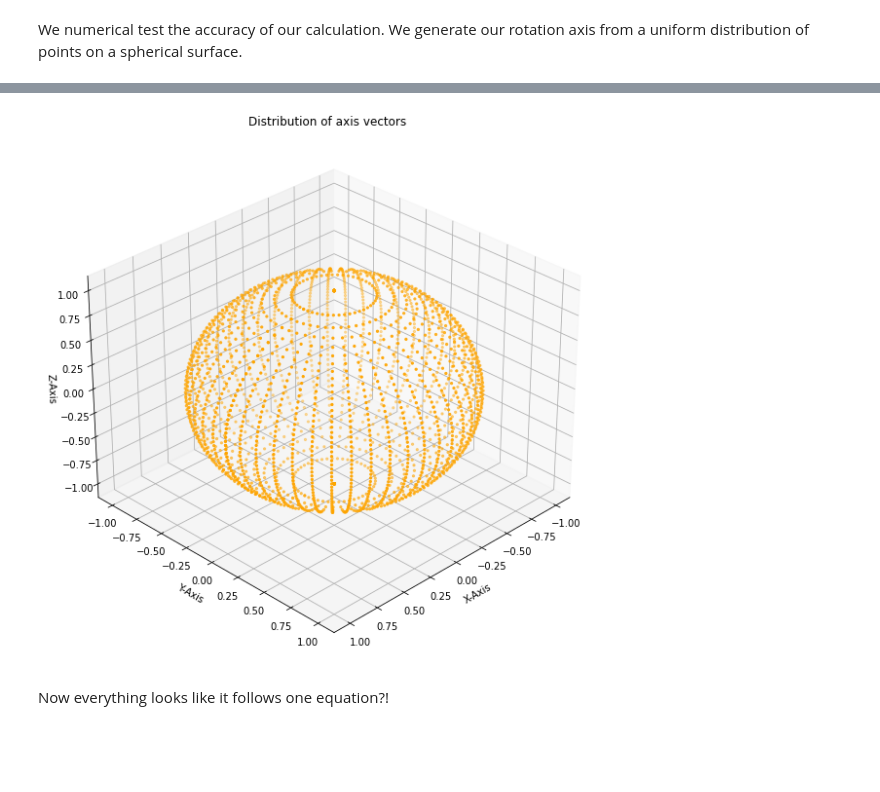
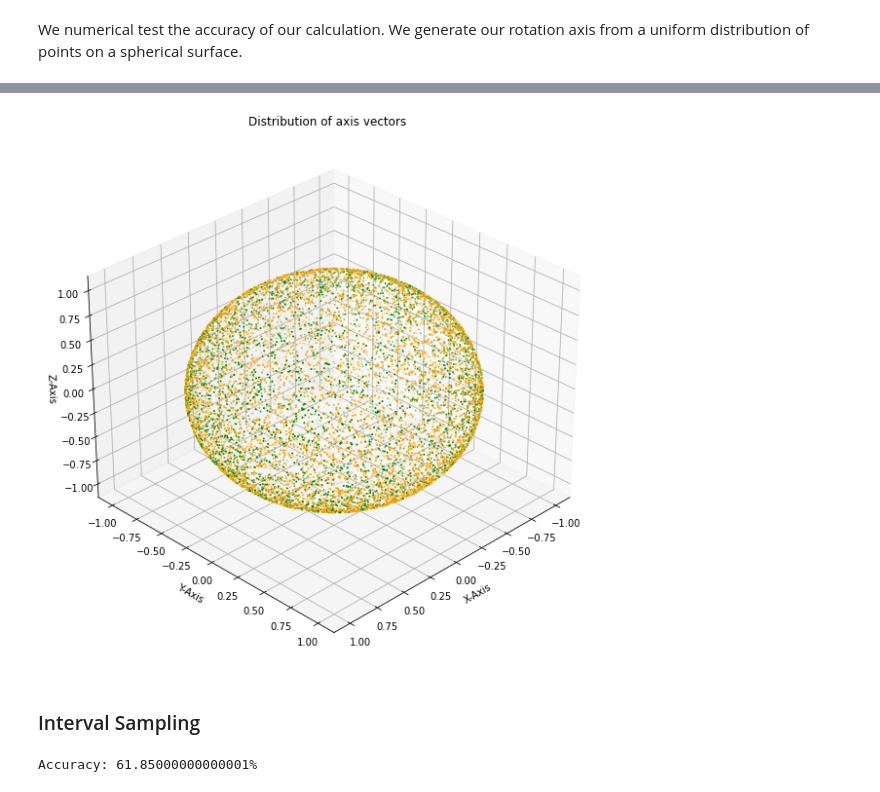
Before and after one commit to mpham26uchicago/QOSF_Mentorship, a Jupyter notebook: Matrix Power.ipynb, the cells around one changed output, grey strips where cells are left out. Cells and saved outputs as stored; diff of their text form; code cells hidden in the pictures; blank space fills up the shorter version.

```diff
--- a/Matrix Power.ipynb
+++ b/Matrix Power.ipynb
@@ -37,7 +37,7 @@ def bloch_matrix(rotation_axis: Optional[Vector] = None, distribution = None) ->
 
     if distribution == 'spherical': # Generate vectors on a spherical surface
         theta, a = np.random.uniform(0, 2*np.pi), np.random.uniform(-1, 1)
-        s_a = np.sqrt(1-a**2)
+        s_a = -np.sqrt(1-a**2)
         t_x, t_y, t_z = np.cos(theta) * s_a, np.sin(theta) * s_a, a
         sigma_n = t_x*X + t_y*Y + t_z*Z
         return sigma_n, t_x, t_y, t_z
@@ -196,12 +196,19 @@ def frac_mat_pow(mat, angle):
 # %%
-
 ID = np.identity(2)
+X = np.array([[0, 1], [1, 0]])
+Y = np.array([[0, -1j], [1j, 0]])
+Z = np.array([[1 , 0], [0, -1]])
 
 T = 0
 x_true, y_true, z_true = [], [], []
 x_false, y_false, z_false = [], [], []
 
 for _ in range(10_000):
+
+    theta, a = np.random.uniform(0, 2*np.pi), np.random.uniform(-1, 1)
+    s_a = -np.sqrt(1-a**2)
+    t_x, t_y, t_z = np.cos(theta) * s_a, np.sin(theta) * s_a, a
+    sigma_n = t_x*X + t_y*Y + t_z*Z
     A, tx, ty, tz = bloch_matrix(distribution = 'spherical')
     gamma = np.random.rand()*50
 
@@ -244,2 +229,24 @@ plt.show()
+# %%
+# importing mplot3d toolkits, numpy and matplotlib
+from mpl_toolkits.mplot3d import Axes3D
+import numpy as np
+import matplotlib.pyplot as plt
+
+fig = plt.figure(figsize = (10, 10))
+
+# syntax for 3-D projection
+ax = plt.axes(projection ='3d')
+ax.scatter(x_true, y_true, z_true, c = 'orange', s = 1)
+ax.scatter(x_false, y_false, z_false, c = 'green', s = 1)
+ax.set_xlabel('X-Axis')
+ax.set_ylabel('Y-Axis')
+ax.set_zlabel('Z-Axis')
+ax.set_title('Distribution of axis vectors')
+ax.view_init(elev = 30, azim = 45)
+plt.show()
+# %% [output]
+[figure, added]
+# %% [markdown]
+### Interval Sampling
 # %%
 ID = np.identity(2)
@@ -265,25 +278,7 @@ for theta in np.linspace(0, 2*np.pi, no_theta):
             T+=1; x_true.append(t_x); y_true.append(t_y); z_true.append(t_z)
         else:
             x_false.append(t_x); y_false.append(t_y); z_false.append(t_z)
-# %%
-# importing mplot3d toolkits, numpy and matplotlib
-from mpl_toolkits.mplot3d import Axes3D
-import numpy as np
-import matplotlib.pyplot as plt
-
-fig = plt.figure(figsize = (10, 10))
-
-# syntax for 3-D projection
-ax = plt.axes(projection ='3d')
-ax.scatter(x_true, y_true, z_true, c = 'orange', s = 5)
-ax.scatter(x_false, y_false, z_false, c = 'blue', s = 1)
-ax.set_xlabel('X-Axis')
-ax.set_ylabel('Y-Axis')
-ax.set_zlabel('Z-Axis')
-ax.set_title('Distribution of axis vectors')
-ax.view_init(elev = 30, azim = 45)
-plt.show()
-# %% [output]
-[figure, removed]
-# %% [markdown]
-Now everything looks like it follows one equation?!
+# %%
+print(f'Accuracy: {T/ (no_theta*no_a) * 100}%')
+# %% [output]
+Accuracy: 61.85000000000001%
```
Also changed, not shown: parts of 23 cells of this notebook.
